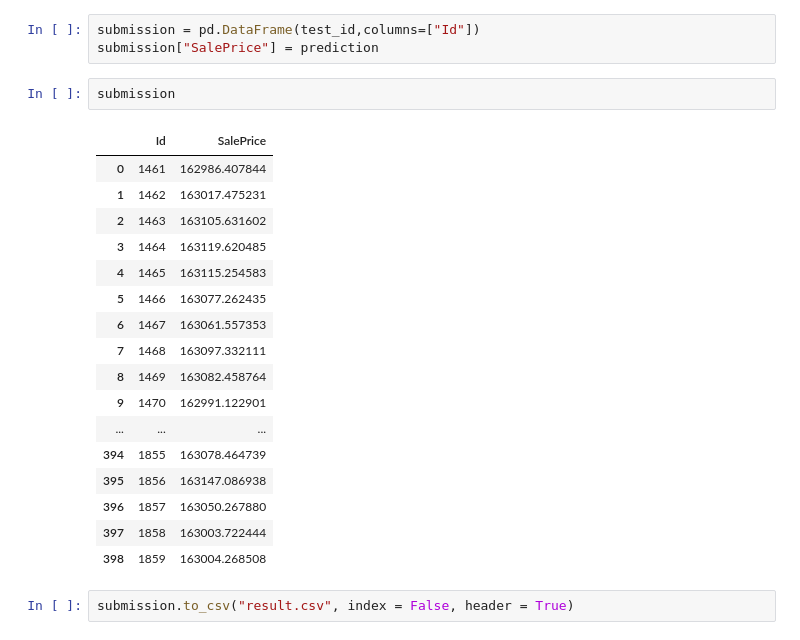
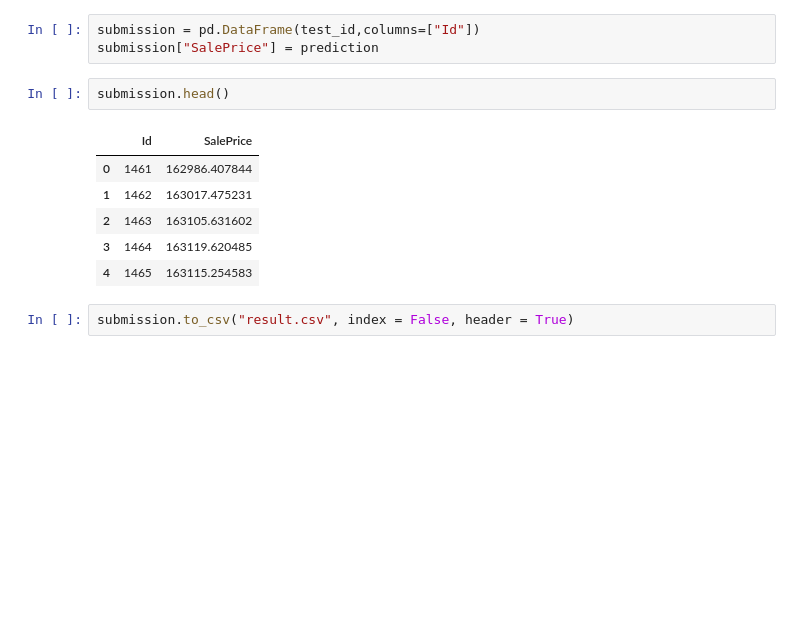
Before and after one commit to ismailucrn/House-Prices-Prediction, a Jupyter notebook: regression_pred.ipynb, the cells around one changed output. Saved outputs shown, nothing was run; the diff lists cells and outputs as text; blank space fills up the shorter version.

```diff
--- a/regression_pred.ipynb
+++ b/regression_pred.ipynb
@@ -635,25 +614,14 @@ array([162986.40784385, 163017.47523092, 163105.63160226, ...,
 submission = pd.DataFrame(test_id,columns=["Id"])
 submission["SalePrice"] = prediction
 # %%
-submission
+submission.head()
 # %% [output]
 |  | Id | SalePrice |
 | 0 | 1461 | 162986.407844 |
 | 1 | 1462 | 163017.475231 |
 | 2 | 1463 | 163105.631602 |
 | 3 | 1464 | 163119.620485 |
 | 4 | 1465 | 163115.254583 |
-| 5 | 1466 | 163077.262435 |
-| 6 | 1467 | 163061.557353 |
-| 7 | 1468 | 163097.332111 |
-| 8 | 1469 | 163082.458764 |
-| 9 | 1470 | 162991.122901 |
-| ... | ... | ... |
-| 394 | 1855 | 163078.464739 |
-| 395 | 1856 | 163147.086938 |
-| 396 | 1857 | 163050.267880 |
-| 397 | 1858 | 163003.722444 |
-| 398 | 1859 | 163004.268508 |
 # %%
 submission.to_csv("result.csv", index = False, header = True)
 # %%
```
Also changed, not shown: parts of 5 cells of this notebook.
